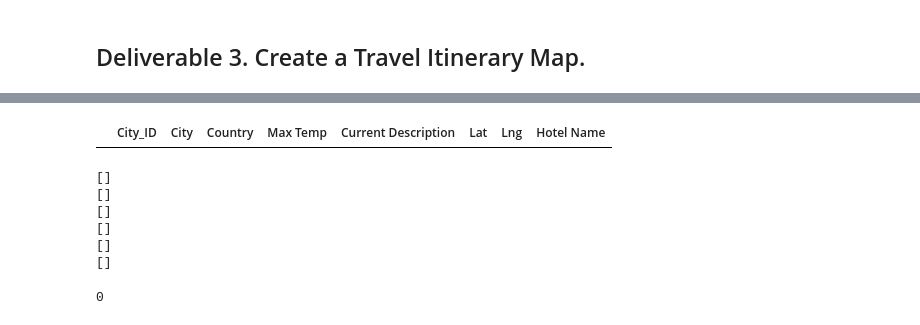
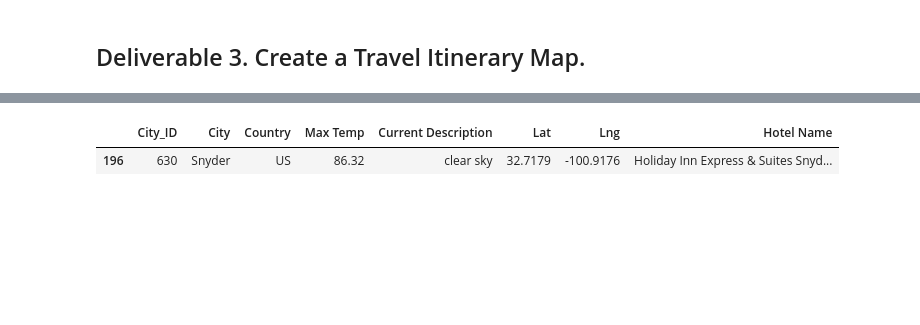
Before and after one commit to DianabasiRobinson/World_Weather_Analysis, a Jupyter notebook: Vacation_Itinerary/Vacation_Itinerary.ipynb, the cells around one changed output, grey strips where cells are left out. Saved outputs shown, nothing was run; the diff lists cells and outputs as text; code cells hidden in the pictures; blank space fills up the shorter version.

```diff
--- a/Vacation_Itinerary/Vacation_Itinerary.ipynb
+++ b/Vacation_Itinerary/Vacation_Itinerary.ipynb
@@ -89,10 +89,15 @@ fig
 # %%
 # From the map above pick 4 cities and create a vacation itinerary route to travel between the four cities.
 # 5. Create DataFrames for each city by filtering the 'vacation_df' using the loc method.
 # Hint: The starting and ending city should be the same city.
 
-vacation_start = vacation_df.loc[vacation_df['City'] == 'Texas']
-vacation_end = vacation_df.loc[vacation_df['City'] == 'Texas']
-vacation_stop1 = vacation_df.loc[vacation_df['City'] == 'Dallas']
-vacation_stop2 = vacation_df.loc[vacation_df['City'] == 'Houston']
-vacation_stop3 = vacation_df.loc[vacation_df['City'] == 'Austin']
+vacation_start = vacation_df.loc[vacation_df['City'] == 'San Patricio']
+vacation_end = vacation_df.loc[vacation_df['City'] == 'San Patricio']
+vacation_stop1 = vacation_df.loc[vacation_df['City'] == 'Snyder']
+vacation_stop2 = vacation_df.loc[vacation_df['City'] == 'Lexington Park']
+vacation_stop3 = vacation_df.loc[vacation_df['City'] == 'Hamilton']
+
+vacation_stop1
+# %% [output]
+|  | City_ID | City | Country | Max Temp | Current Description | Lat | Lng | Hotel Name |
+| 196 | 630 | Snyder | US | 86.32 | clear sky | 32.7179 | -100.9176 | Holiday Inn Express & Suites Snyd... |
@@ -102,56 +103,0 @@ import numpy as np
-# %%
-vacation_start
-# %% [output]
-|  | City_ID | City | Country | Max Temp | Current Description | Lat | Lng | Hotel Name |
-# %%
-# 6. Get the latitude-longitude pairs as tuples from each city DataFrame using the to_numpy function and list
-loc1 = vacation_start[["Lat", "Lng"]].to_numpy()
-start =[]
-for i in loc1:
-    for u in i:
-        start.append(u)
-
-# End location
-end = start
-loc2 = vacation_end[["Lat", "Lng"]].to_numpy()
-# end =[]
-# for i in loc2:
-#     for u in i:
-#         end.append(u)
-# stop 1 location
-loc3 = vacation_stop1[["Lat", "Lng"]].to_numpy()
-stop1 =[]
-for i in loc3:
-    for u in i:
-        stop1.append(u)
-
-# stop 2 location
-loc4 = vacation_stop2[["Lat", "Lng"]].to_numpy()
-stop2 =[]
-for i in loc4:
-    for u in i:
-        stop2.append(u)
-
-# stop 3 location
-loc5 = vacation_stop3[["Lat", "Lng"]].to_numpy()
-stop3=[]
-for i in loc5:
-    for u in i:
-        stop3.append(u)
-print(start)
-print(end)
-print(loc1)
-print(loc2)
-print(loc3)
-print(loc4)
-# %% [output]
-[]
-[]
-[]
-[]
-[]
-[]
-# %%
-len(stop1)
-# %% [output]
-0
```
Also changed, not shown: parts of 14 cells of this notebook, 2 other files.
